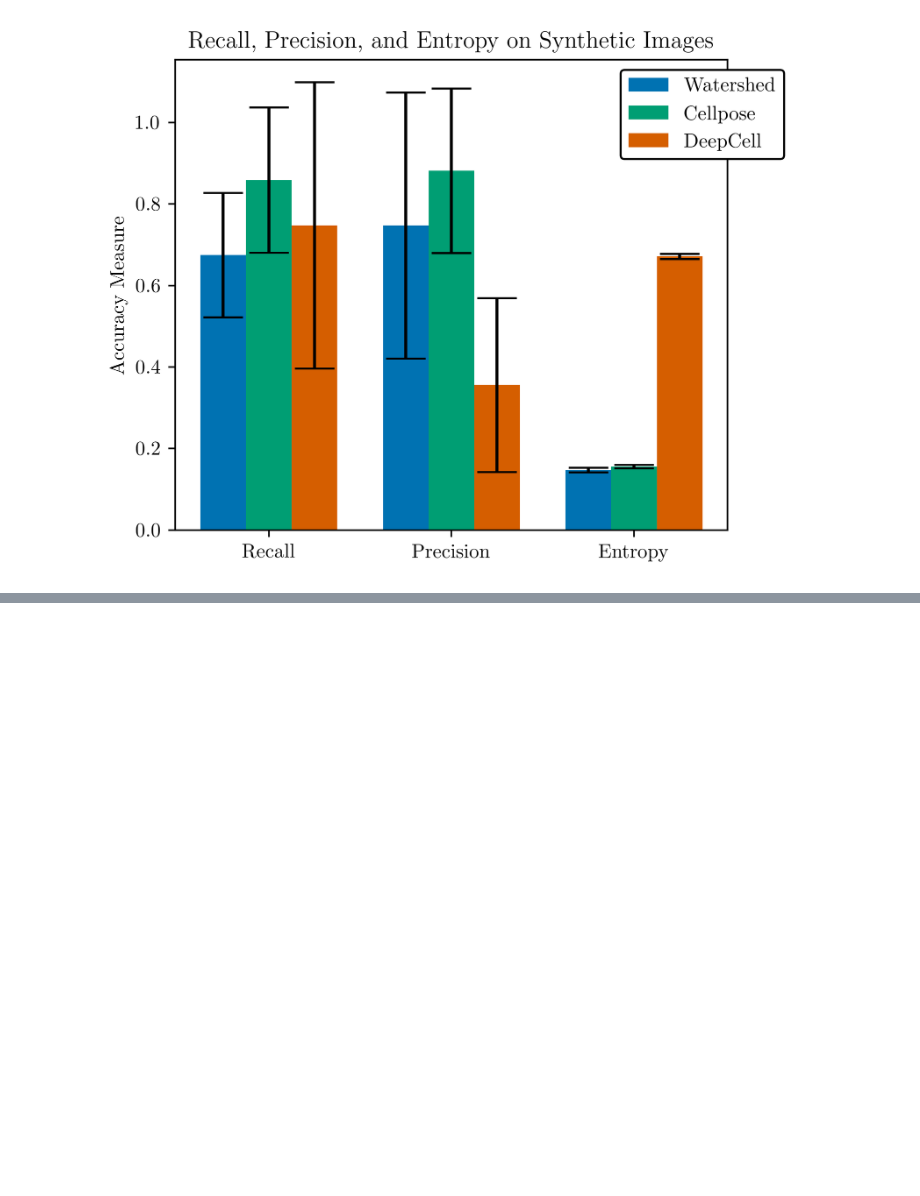
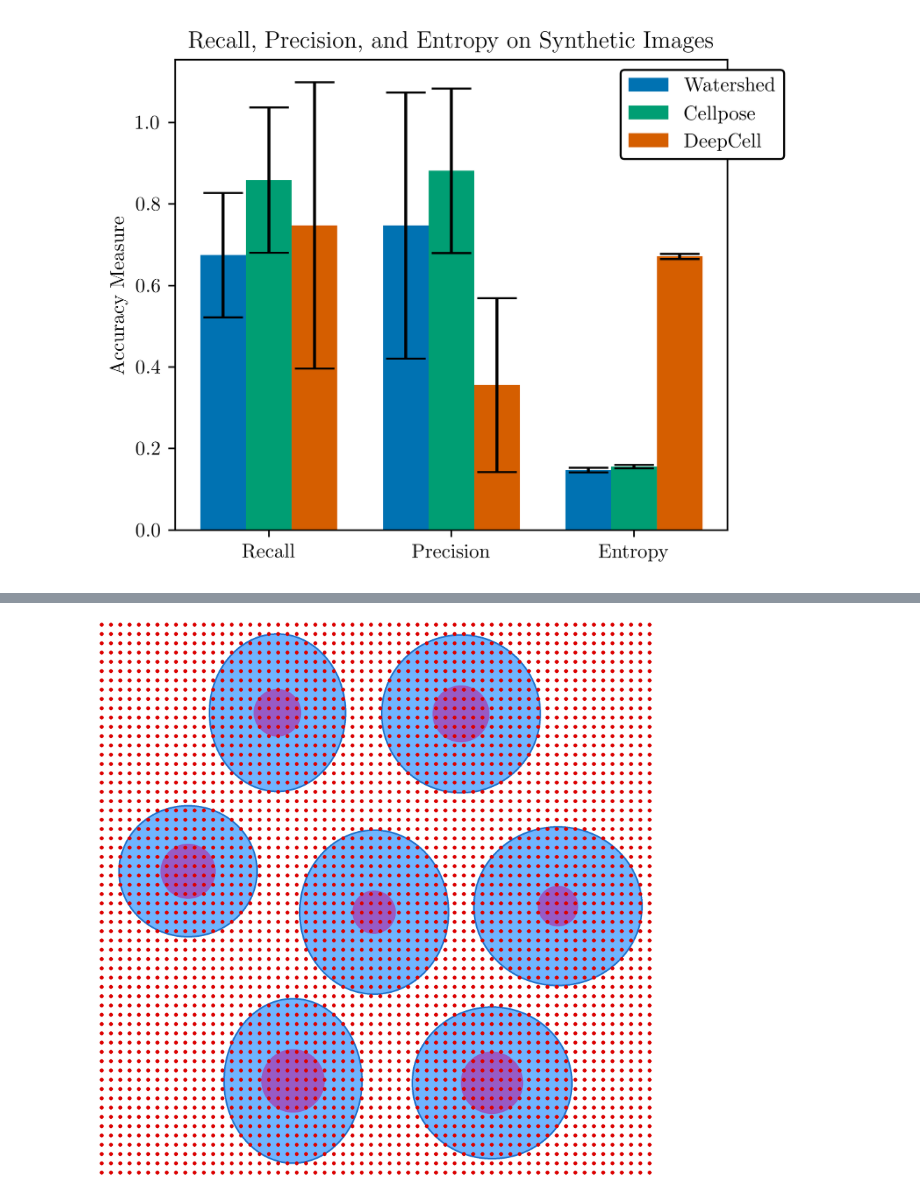
Before and after one commit to harrymueller/NucleiSegmentation, a Jupyter notebook: analysis/oz_sc_conf/Plotting.ipynb, the cells around one changed output, grey strips where cells are left out. Saved outputs shown, nothing was run; the diff lists cells and outputs as text; code cells hidden in the pictures; blank space fills up the shorter version.

```diff
--- a/analysis/oz_sc_conf/Plotting.ipynb
+++ b/analysis/oz_sc_conf/Plotting.ipynb
@@ -106,0 +206,7 @@ plt.show()
+# %%
+im, draw = draw_im(pos, sizes, SIZE, nuclei_sizes)
+im, draw = draw_spots(im, draw, 20*2, diam = 8*2)
+im.save("01_on_slide.png")
+im
+# %% [output]
+[figure, added]
```
Also changed, not shown: parts of 18 cells of this notebook, 11 other files.
